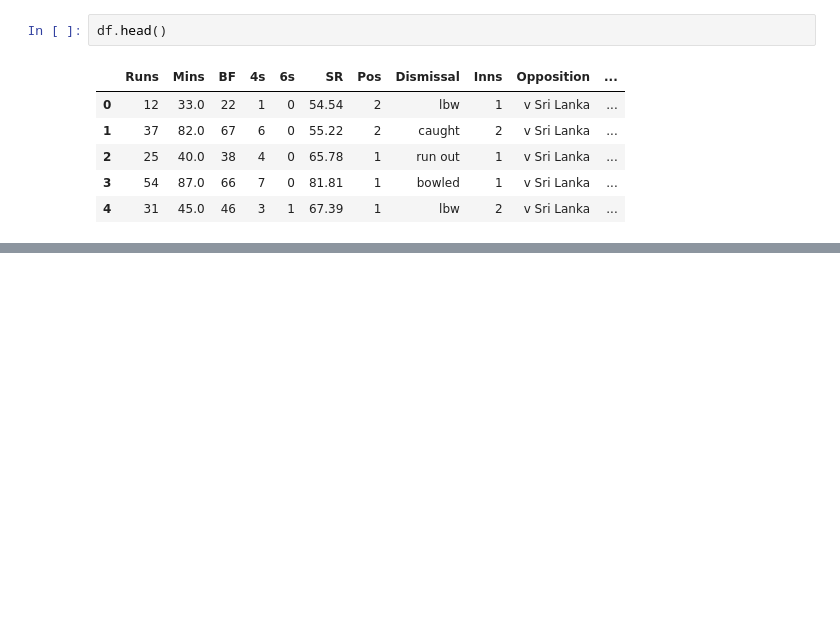
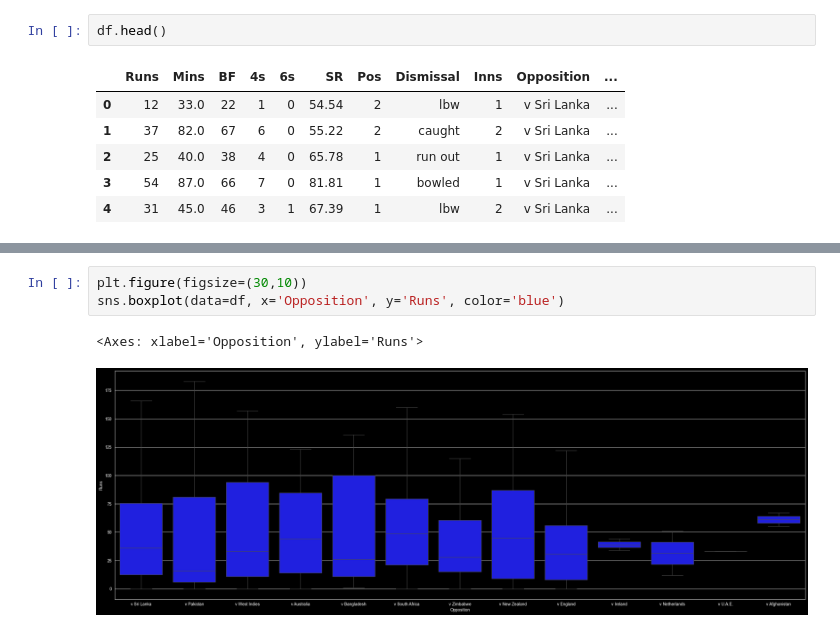
Before and after one commit to Geektoberfest/Geetober-Run-Predictor, a Jupyter notebook: EDA/eda.ipynb, the cells around one changed output, grey strips where cells are left out. Cells and saved outputs as stored; diff of their text form; blank space fills up the shorter version.

```diff
--- a/EDA/eda.ipynb
+++ b/EDA/eda.ipynb
@@ -313,0 +338,6 @@ df.head()
+# %%
+plt.figure(figsize=(30,10))
+sns.boxplot(data=df, x='Opposition', y='Runs', color='blue')
+# %% [output]
+<Axes: xlabel='Opposition', ylabel='Runs'>
+[figure, added]
```
Also changed, not shown: parts of 34 cells of this notebook.
